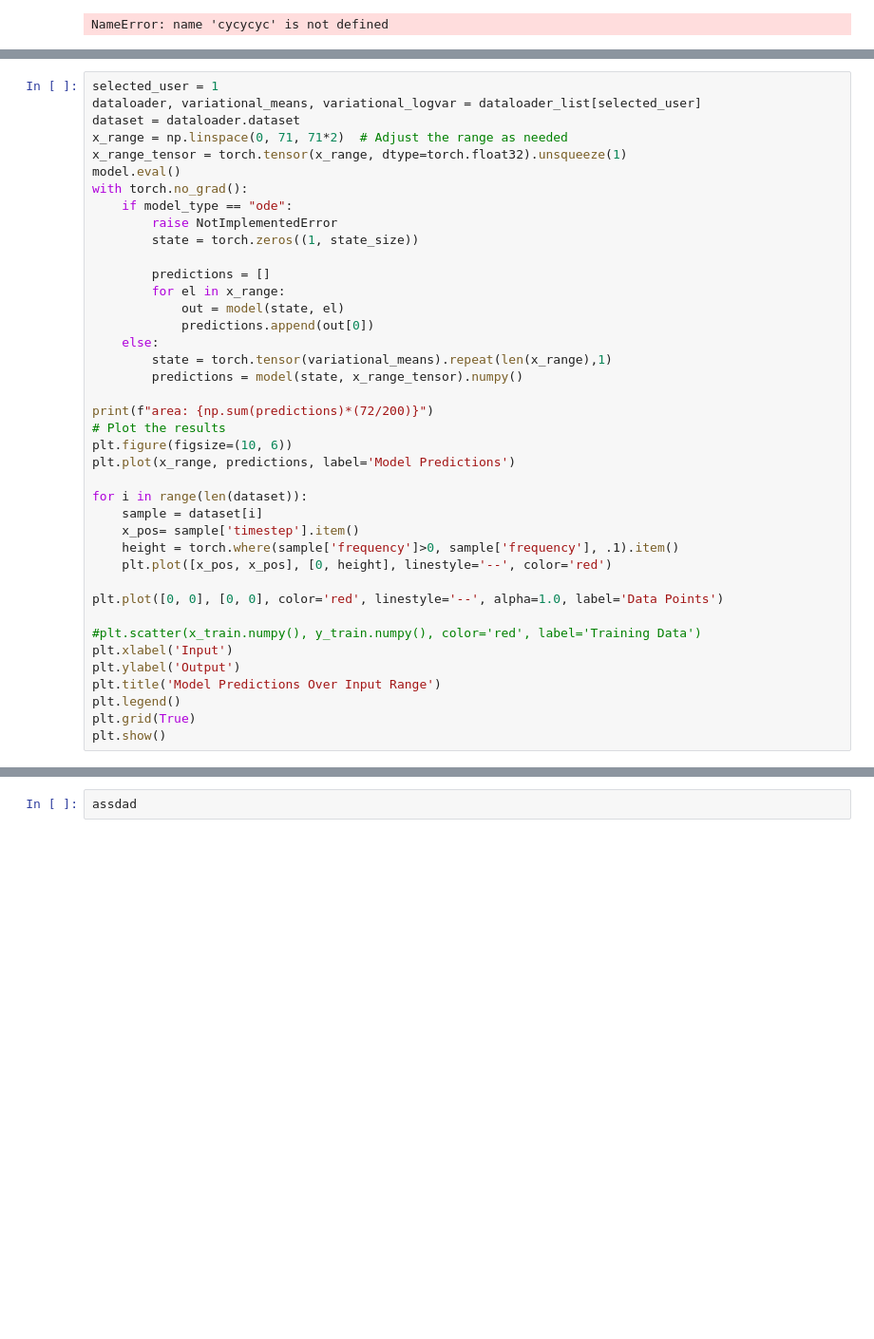
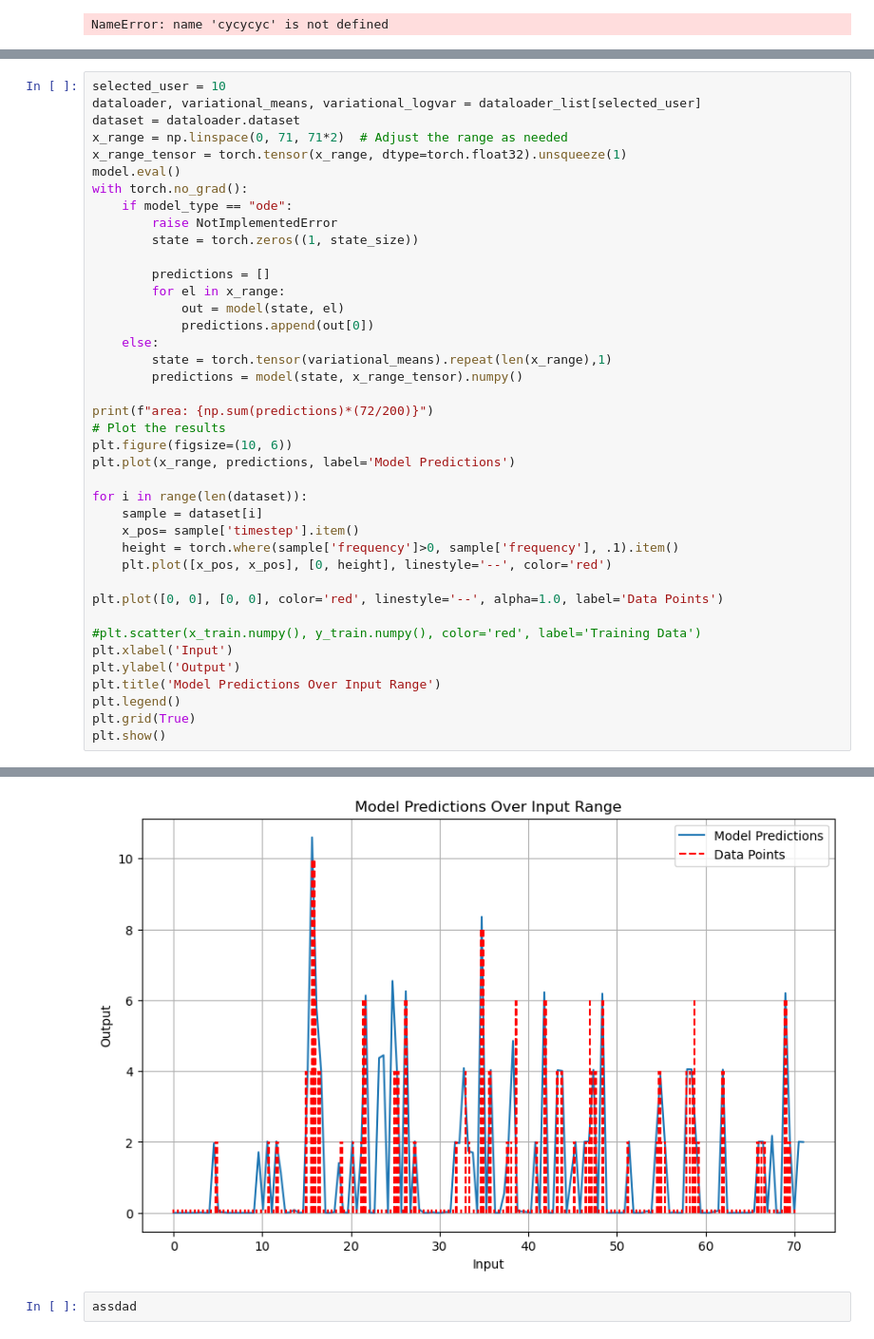
Before and after one commit to Thahit/Recommender_Sim, a Jupyter notebook: notebooks/explore_training.ipynb, the cells around one changed output, grey strips where cells are left out. Shown at 95% size. Cells and saved outputs as stored; diff of their text form; blank space fills up the shorter version.

```diff
--- a/notebooks/explore_training.ipynb
+++ b/notebooks/explore_training.ipynb
@@ -263,5 +362,5 @@ NameError: name 'cycycyc' is not defined
 # %%
-selected_user = 1
+selected_user = 10
 dataloader, variational_means, variational_logvar = dataloader_list[selected_user]
 dataset = dataloader.dataset
 x_range = np.linspace(0, 71, 71*2)  # Adjust the range as needed
@@ -300,3 +399,4 @@ plt.title('Model Predictions Over Input Range')
 plt.legend()
 plt.grid(True)
 plt.show()
+# %% [output]
@@ -303,3 +404,4 @@ plt.show()
+[figure, added]
 # %%
 assdad
 # %%
```
Also changed, not shown: parts of 31 cells of this notebook, 1 other file.
